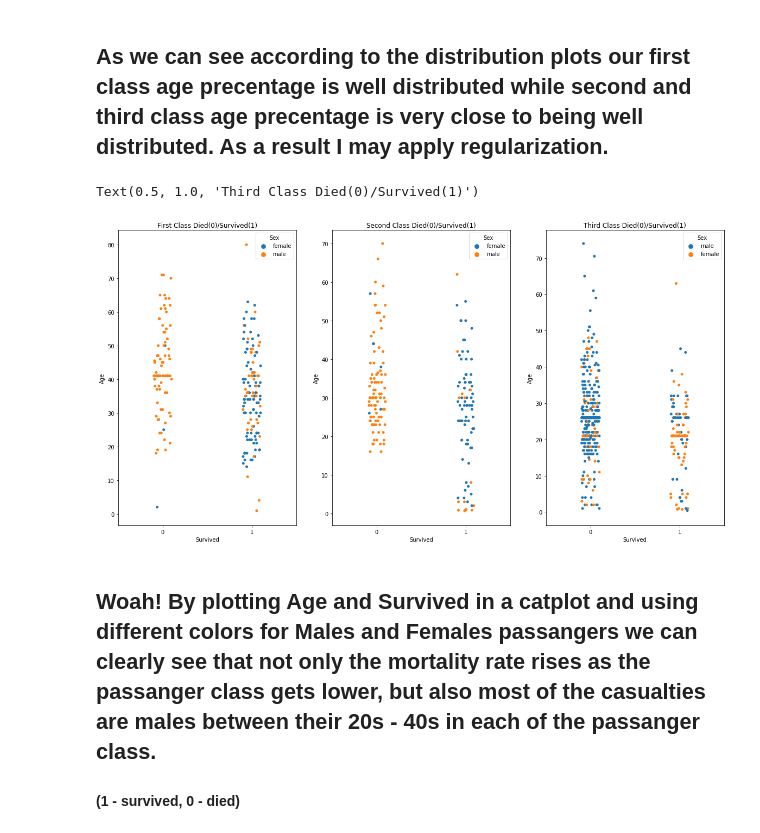
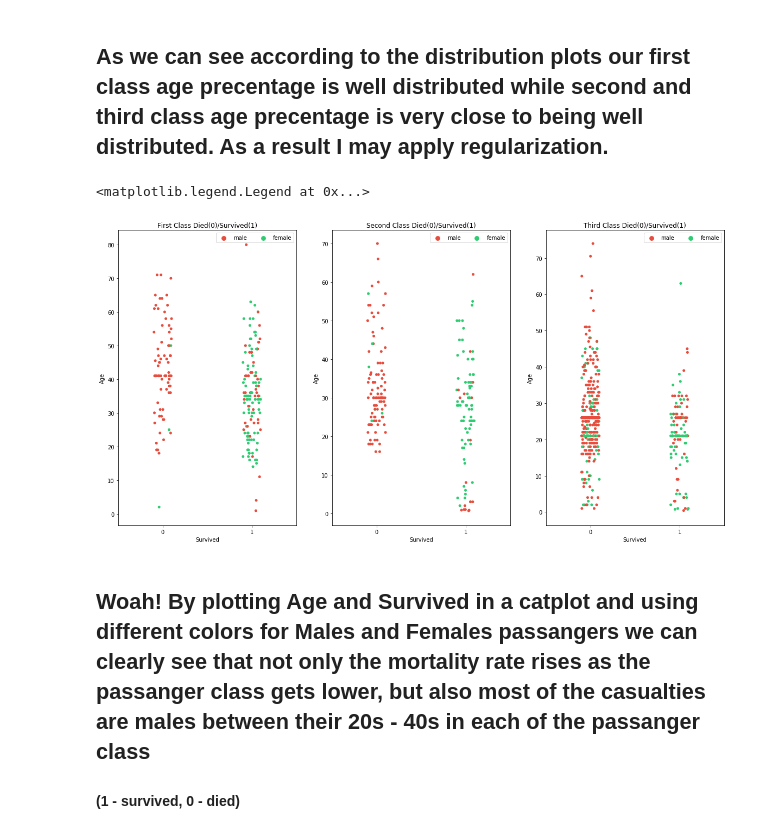
Before and after one commit to AlexOsokin97/Titanic_casuality_proj, a Jupyter notebook: Data Visualization and Analysis.ipynb, the cells around one changed output. Cells and saved outputs as stored; diff of their text form; code cells hidden in the pictures.

Commit message:
new visualized data
new plots, fixed/beautufied excisting code, new evaluations

```diff
--- a/Data Visualization and Analysis.ipynb
+++ b/Data Visualization and Analysis.ipynb
@@ -81,23 +81,28 @@ Text(0, 0.5, 'Precent')
 # %%
 f1, axes1 = plt.subplots(1, 3)
 f1.set_size_inches(20,10)
 
-sns.stripplot(x="Survived", y="Age",hue="Sex",
+palette1 = {'male':'#e74c3c', 'female':'#2ecc71'}
+
+sns.stripplot(x="Survived", y="Age",hue="Sex",palette=palette1, hue_order=['male','female'],
             data=df_first_class, ax=axes1[0])
 axes1[0].set_title("First Class Died(0)/Survived(1)")
+axes1[0].legend(ncol=2, loc="upper right", frameon=True)
 
-sns.stripplot(x="Survived", y="Age",hue="Sex",
+sns.stripplot(x="Survived", y="Age",hue="Sex",palette=palette1, hue_order=['male','female'],
             data=df_second_class, ax=axes1[1])
 axes1[1].set_title("Second Class Died(0)/Survived(1)")
+axes1[1].legend(ncol=2, loc="upper right", frameon=True)
 
-sns.stripplot(x="Survived", y="Age",hue="Sex",
+sns.stripplot(x="Survived", y="Age",hue="Sex",palette=palette1, hue_order=['male','female'],
             data=df_third_class, ax=axes1[2])
 axes1[2].set_title("Third Class Died(0)/Survived(1)")
+axes1[2].legend(ncol=2, loc="upper right", frameon=True)
 # %% [output]
-Text(0.5, 1.0, 'Third Class Died(0)/Survived(1)')
+<matplotlib.legend.Legend at 0x...>
-[figure, old version]
+[figure, new version]
 # %% [markdown]
-## Woah! By plotting Age and Survived in a catplot and using different colors for Males and Females passangers we can clearly see that not only the mortality rate rises as the passanger class gets lower, but also most of the casualties are males between their 20s - 40s in each of the passanger class.
+## Woah! By plotting Age and Survived in a catplot and using different colors for Males and Females passangers we can clearly see that not only the mortality rate rises as the passanger class gets lower, but also most of the casualties are males between their 20s - 40s in each of the passanger class
 
 #### (1 - survived, 0 - died)
 # %%
```
Also changed, not shown: parts of 5 cells of this notebook.
